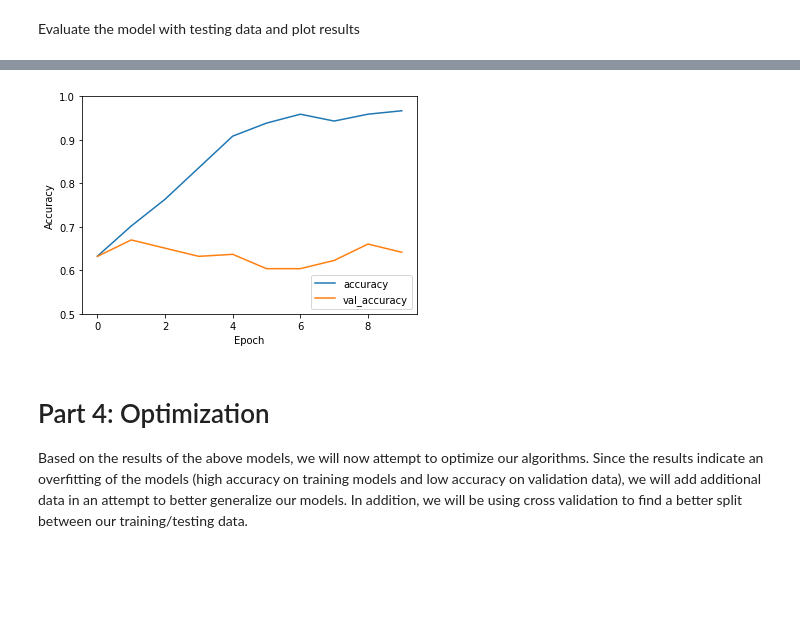
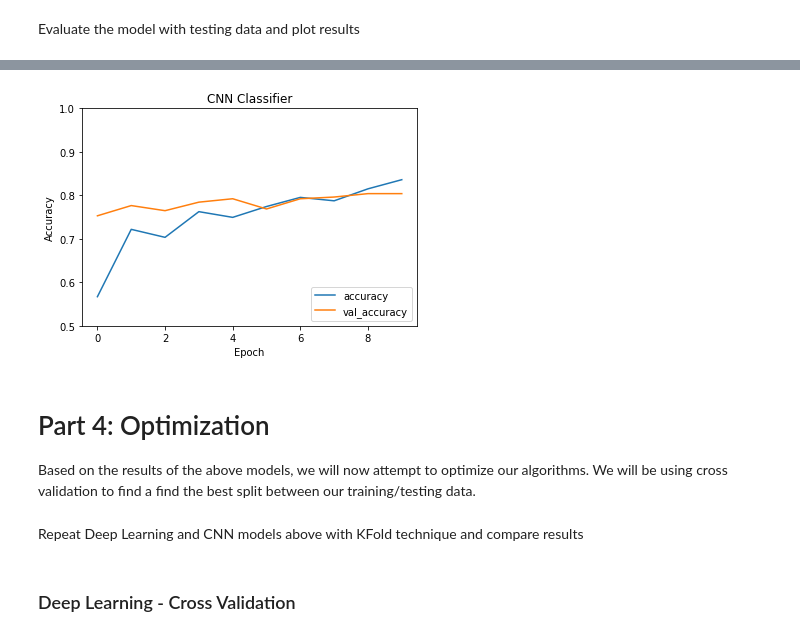
Before and after one commit to gdosulli/CS254_COVID, a Jupyter notebook: GOBT_CS254_MLCOVID.ipynb, the cells around one changed output, grey strips where cells are left out. Cells and saved outputs as stored; diff of their text form; code cells hidden in the pictures; blank space fills up the shorter version.

Commit message:
updated models and added cross-validation

```diff
--- a/GOBT_CS254_MLCOVID.ipynb
+++ b/GOBT_CS254_MLCOVID.ipynb
@@ -267,5 +249,5 @@ Split the data into training and testing with sklearn. divide the images and get
 # %%
 # split data
-init_x_train, init_x_test, init_y_train, init_y_test = train_test_split(images, d['target'], test_size=0.25, random_state=0)
-init_y_train = np.asarray(init_y_train)
-init_y_test = np.asarray(init_y_test)
+x_train, x_test, y_train, y_test = train_test_split(images, d['target'], test_size=0.25, random_state=0)
+y_train = np.asarray(y_train)
+y_test = np.asarray(y_test)
@@ -310,5 +268,6 @@ model.compile(optimizer='adam',
 # %% [markdown]
 Train the model
 # %%
-model.fit(x_train, y_train, epochs=5)
+history = dl_model.fit(x_train, y_train, epochs=10,
+                   validation_data=(x_test, y_test))
 # %% [output]
@@ -339,20 +314,20 @@ Test accuracy: 0.6273584961891174
 Build and compile the model
 # %%
 # build model for convolusion network
-model = models.Sequential()
-model.add(layers.Conv2D(32, (3, 3), activation='relu', input_shape=(red_dim, red_dim, 3)))
-model.add(layers.MaxPooling2D((2, 2)))
-model.add(layers.Conv2D(64, (3, 3), activation='relu'))
-model.add(layers.MaxPooling2D((2, 2)))
-model.add(layers.Conv2D(64, (3, 3), activation='relu'))
+cnn_model = models.Sequential()
+cnn_model.add(layers.Conv2D(32, (3, 3), activation='relu', input_shape=(img_dim, img_dim, 2)))
+cnn_model.add(layers.MaxPooling2D((2, 2)))
+cnn_model.add(layers.Conv2D(64, (3, 3), activation='relu'))
+cnn_model.add(layers.MaxPooling2D((2, 2)))
+cnn_model.add(layers.Conv2D(64, (3, 3), activation='relu'))
 
 # add more layers
-model.add(layers.Flatten())
-model.add(layers.Dense(64, activation='relu'))
-model.add(layers.Dense(2))
+cnn_model.add(layers.Flatten())
+cnn_model.add(layers.Dense(64, activation='relu'))
+cnn_model.add(layers.Dense(2))
 
 # compile
-model.compile(optimizer='adam',
-              loss=tf.keras.losses.SparseCategoricalCrossentropy(from_logits=True),
-              metrics=['accuracy'])
+cnn_model.compile(optimizer='adam',
+                  loss=tf.keras.losses.SparseCategoricalCrossentropy(from_logits=True),
+                  metrics=['accuracy'])
 # %%
@@ -378,7 +353,7 @@ _________________________________________________________________
 # %% [markdown]
 Train the model
 # %%
-history = model.fit(init_x_train, init_y_train, epochs=10,
-                    validation_data=(init_x_test, init_y_test))
+history = cnn_model.fit(x_train, y_train, epochs=10,
+                    validation_data=(x_test, y_test))
 # %% [output]
 Epoch 1/10
@@ -408,8 +383,10 @@ plt.plot(history.history['accuracy'], label='accuracy')
 plt.plot(history.history['val_accuracy'], label = 'val_accuracy')
 plt.xlabel('Epoch')
 plt.ylabel('Accuracy')
+plt.title('CNN Classifier')
 plt.ylim([0.5, 1])
 plt.legend(loc='lower right')
 
-test_loss, test_acc = model.evaluate(init_x_test,  init_y_test, verbose=2)
+test_loss, test_acc = cnn_model.evaluate(x_test, y_test, verbose=2)
+print("Test Accuracy:", round(test_acc, 4))
 # %% [output]
@@ -417,4 +395,4 @@ test_loss, test_acc = model.evaluate(init_x_test,  init_y_test, verbose=2)
-[figure, old version]
+[figure, new version]
 # %% [markdown]
 # Part 4: Optimization
-Based on the results of the above models, we will now attempt to optimize our algorithms. Since the results indicate an overfitting of the models (high accuracy on training models and low accuracy on validation data), we will add additional data in an attempt to better generalize our models. In addition, we will be using cross validation to find a better split between our training/testing data.
+Based on the results of the above models, we will now attempt to optimize our algorithms. We will be using cross validation to find a find the best split between our training/testing data.
@@ -420,0 +406,4 @@ Based on the results of the above models, we will now attempt to optimize our al
+# %% [markdown]
+Repeat Deep Learning and CNN models above with KFold technique and compare results
+# %% [markdown]
+### Deep Learning - Cross Validation
```
Also changed, not shown: parts of 32 cells of this notebook.
